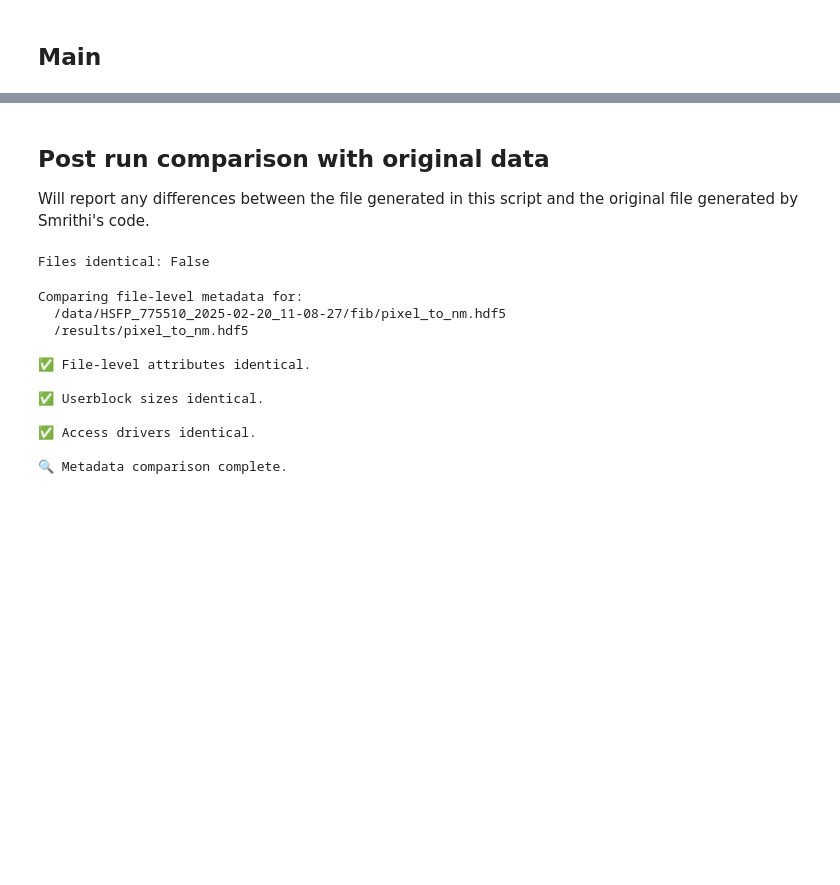
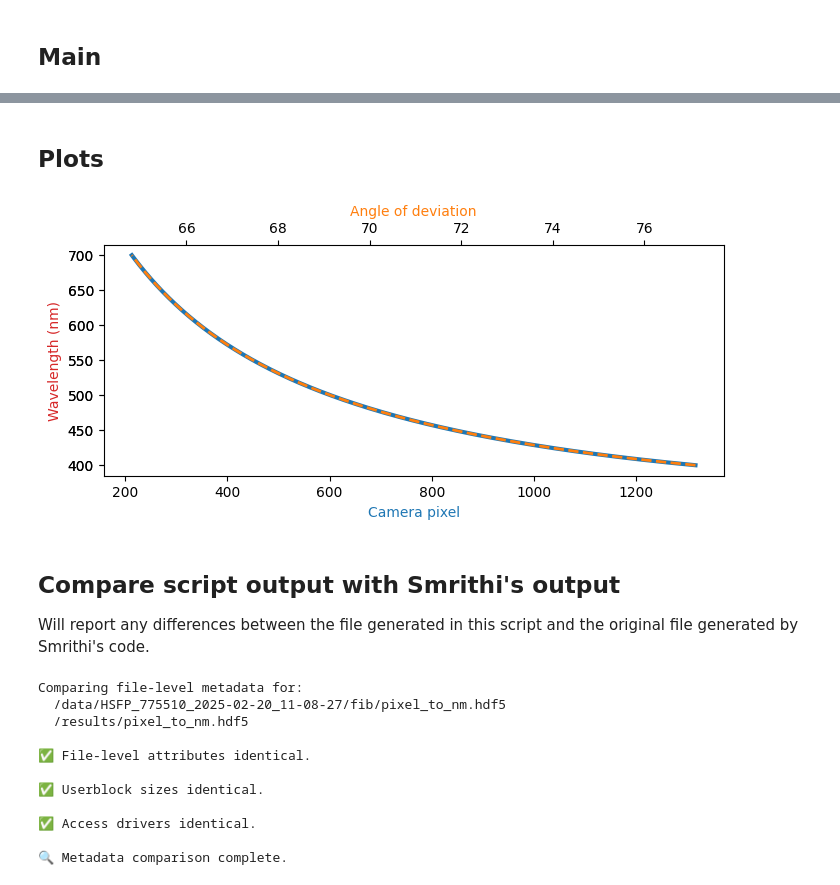
Before and after one commit to AllenNeuralDynamics/HSFPpreprocess, a Jupyter notebook: code/CAS_preprocess_02_py.ipynb, the cells around one changed output, grey strips where cells are left out. Cells and saved outputs as stored; diff of their text form; code cells hidden in the pictures; blank space fills up the shorter version.

```diff
--- a/code/CAS_preprocess_02_py.ipynb
+++ b/code/CAS_preprocess_02_py.ipynb
@@ -156,13 +180,27 @@ HDF5 keys: ['Camera_pixel', 'Wavelength_nm']
+# %% [markdown]
+## Plots
+# %%
+fig = plt.figure(figsize=(8,3))
+ax1 = fig.add_subplot(111, label='1')
+ax1.plot(pixel_value_wave, 1000*wavelength, color='C0', linewidth=3)
+ax1.set_xlabel('Camera pixel', color='C0')
+ax1.set_ylabel('Wavelength (nm)', color='C3')
+ax2 = fig.add_subplot(111, label='2', frame_on=False)
+ax2.plot(theta_D_wave, 1000*wavelength, '--', color='C1', linewidth=2)
+ax2.xaxis.tick_top()
+ax2.set_xlabel('Angle of deviation', color='C1')
+ax2.xaxis.set_label_position('top')
+plt.show()
+# %% [output]
+[figure, added]
 # %% [markdown]
-## Post run comparison with original data
+## Compare script output with Smrithi's output
 Will report any differences between the file generated in this script and the original file generated by Smrithi's code.
 # %%
 # Check that generated .hdf5 matches Smrithi's original file
 import filecmp
 h5py_original = "/data/HSFP_775510_2025-02-20_11-08-27/fib/pixel_to_nm.hdf5"
-h5py_new = "/results/pixel_to_nm.hdf5"
+h5py_new = hdf5_file
-# %% [output]
-Files identical: False
 # %%
 def compare_hdf5_file_metadata(file1, file2):
     """Compare HDF5 file-level metadata (attributes and creation properties)."""
```
Also changed, not shown: parts of 9 cells of this notebook, 14 other files.
